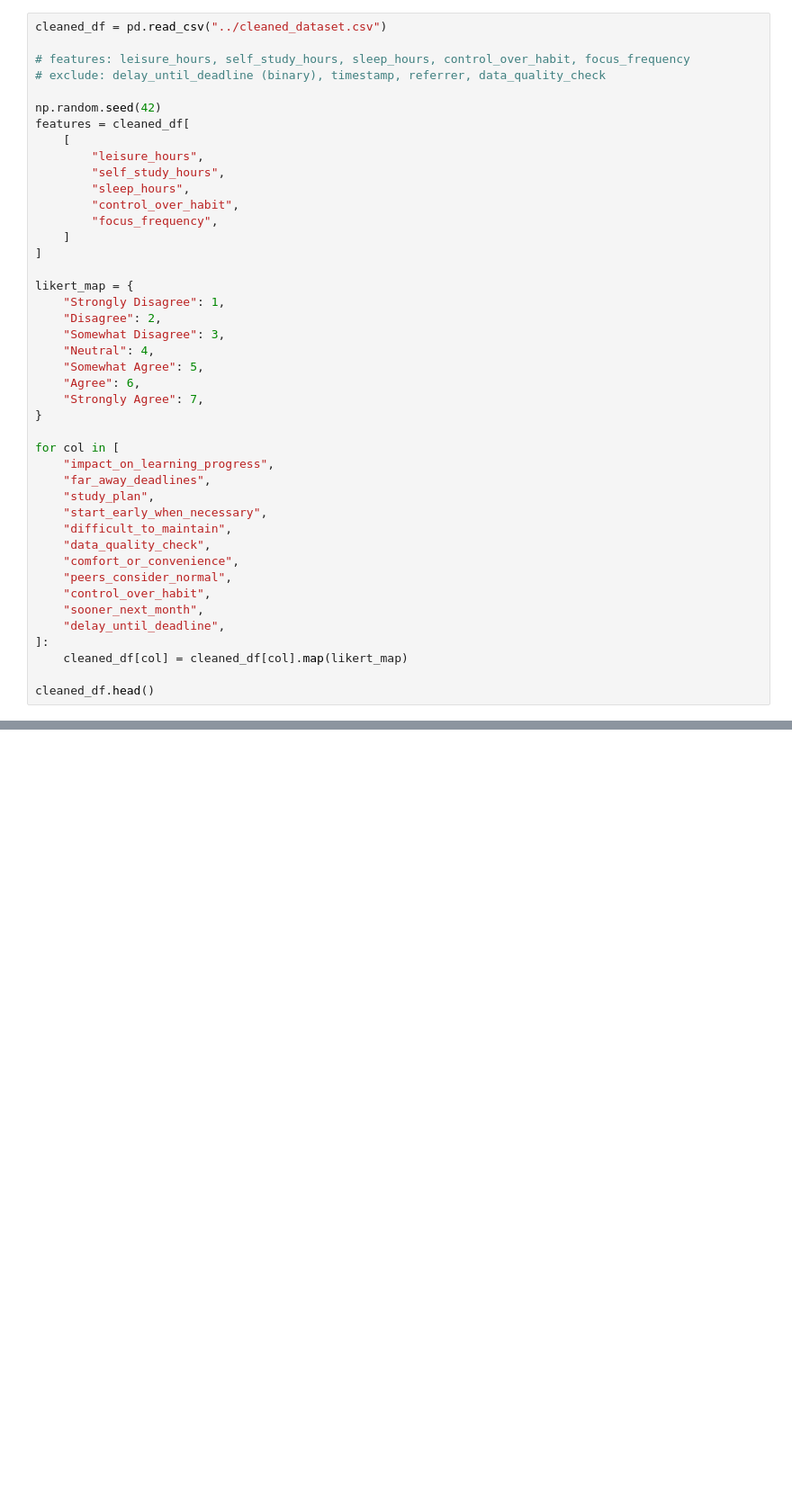
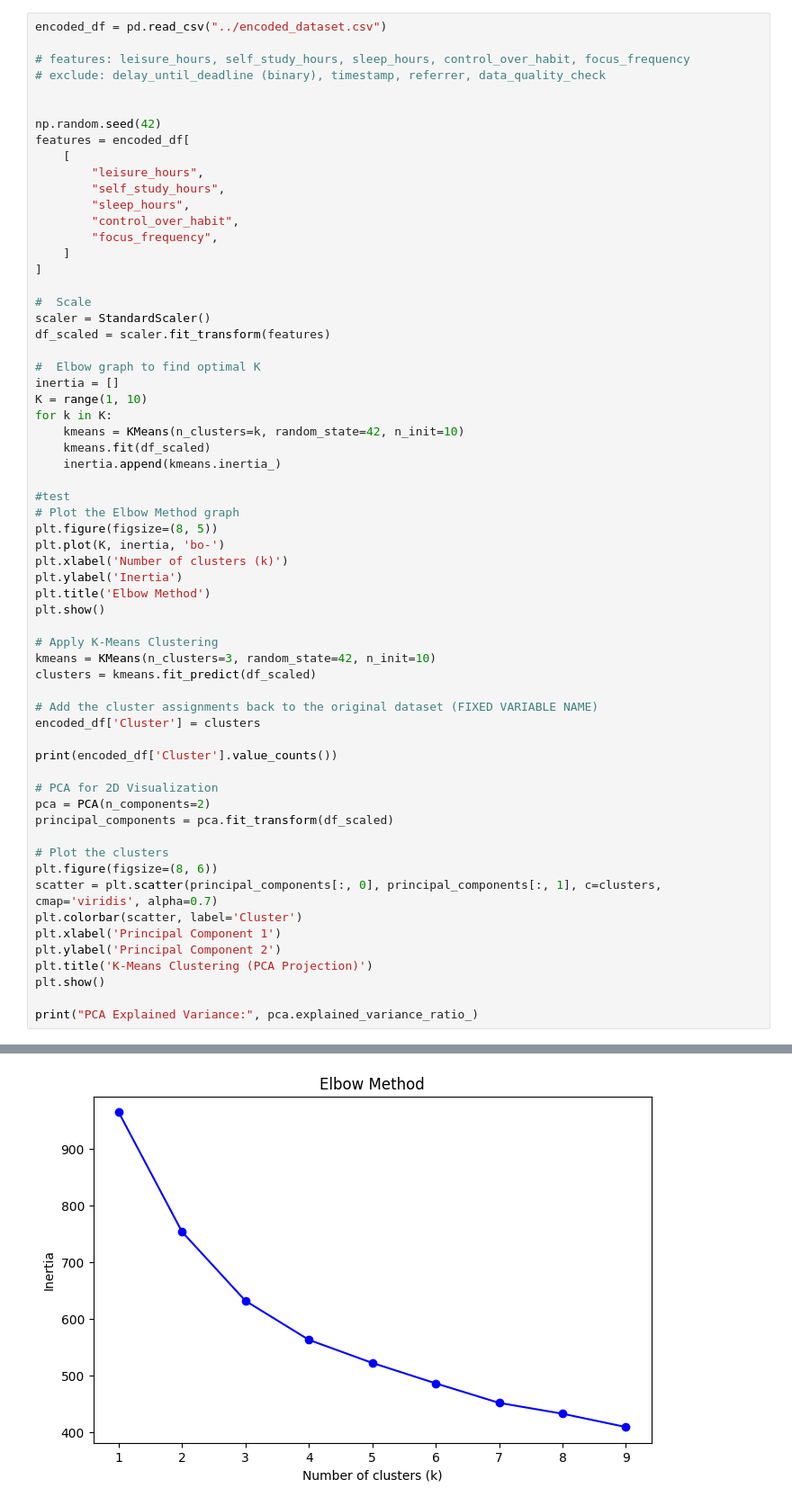
Before and after one commit to longlinh123456/final_project, a Jupyter notebook: source/unsupervised.ipynb, the cells around one changed output, grey strips where cells are left out. Shown at 90% size. Cells and saved outputs as stored; diff of their text form; blank space fills up the shorter version.

```diff
--- a/source/unsupervised.ipynb
+++ b/source/unsupervised.ipynb
@@ -8,11 +9,12 @@ from sklearn.preprocessing import StandardScaler
 # %%
-cleaned_df = pd.read_csv("../cleaned_dataset.csv")
+encoded_df = pd.read_csv("../encoded_dataset.csv")
 
 # features: leisure_hours, self_study_hours, sleep_hours, control_over_habit, focus_frequency
 # exclude: delay_until_deadline (binary), timestamp, referrer, data_quality_check
 
+
 np.random.seed(42)
-features = cleaned_df[
+features = encoded_df[
     [
         "leisure_hours",
         "self_study_hours",
@@ -22,30 +24,48 @@ features = cleaned_df[
     ]
 ]
 
-likert_map = {
-    "Strongly Disagree": 1,
-    "Disagree": 2,
-    "Somewhat Disagree": 3,
-    "Neutral": 4,
-    "Somewhat Agree": 5,
-    "Agree": 6,
-    "Strongly Agree": 7,
-}
+#  Scale
+scaler = StandardScaler()
+df_scaled = scaler.fit_transform(features)
 
-for col in [
-    "impact_on_learning_progress",
-    "far_away_deadlines",
-    "study_plan",
-    "start_early_when_necessary",
-    "difficult_to_maintain",
-    "data_quality_check",
-    "comfort_or_convenience",
-    "peers_consider_normal",
-    "control_over_habit",
-    "sooner_next_month",
-    "delay_until_deadline",
-]:
-    cleaned_df[col] = cleaned_df[col].map(likert_map)
+#  Elbow graph to find optimal K
+inertia = []
+K = range(1, 10)
+for k in K:
+    kmeans = KMeans(n_clusters=k, random_state=42, n_init=10)
+    kmeans.fit(df_scaled)
+    inertia.append(kmeans.inertia_)
 
-cleaned_df.head()
+#test
+# Plot the Elbow Method graph
+plt.figure(figsize=(8, 5))
+plt.plot(K, inertia, 'bo-')
+plt.xlabel('Number of clusters (k)')
+plt.ylabel('Inertia')
+plt.title('Elbow Method')
+plt.show()
+
+# Apply K-Means Clustering
+kmeans = KMeans(n_clusters=3, random_state=42, n_init=10)
+clusters = kmeans.fit_predict(df_scaled)
+
+# Add the cluster assignments back to the original dataset (FIXED VARIABLE NAME)
+encoded_df['Cluster'] = clusters
+
+print(encoded_df['Cluster'].value_counts())
+
+# PCA for 2D Visualization
+pca = PCA(n_components=2)
+principal_components = pca.fit_transform(df_scaled)
+
+# Plot the clusters
+plt.figure(figsize=(8, 6))
+scatter = plt.scatter(principal_components[:, 0], principal_components[:, 1], c=clusters, cmap='viridis', alpha=0.7)
+plt.colorbar(scatter, label='Cluster')
+plt.xlabel('Principal Component 1')
+plt.ylabel('Principal Component 2')
+plt.title('K-Means Clustering (PCA Projection)')
+plt.show()
+
+print("PCA Explained Variance:", pca.explained_variance_ratio_)
 # %% [output]
@@ -57,0 +72 @@ cleaned_df.head()
+[figure, added]
```
Also changed, not shown: parts of 3 cells of this notebook.
